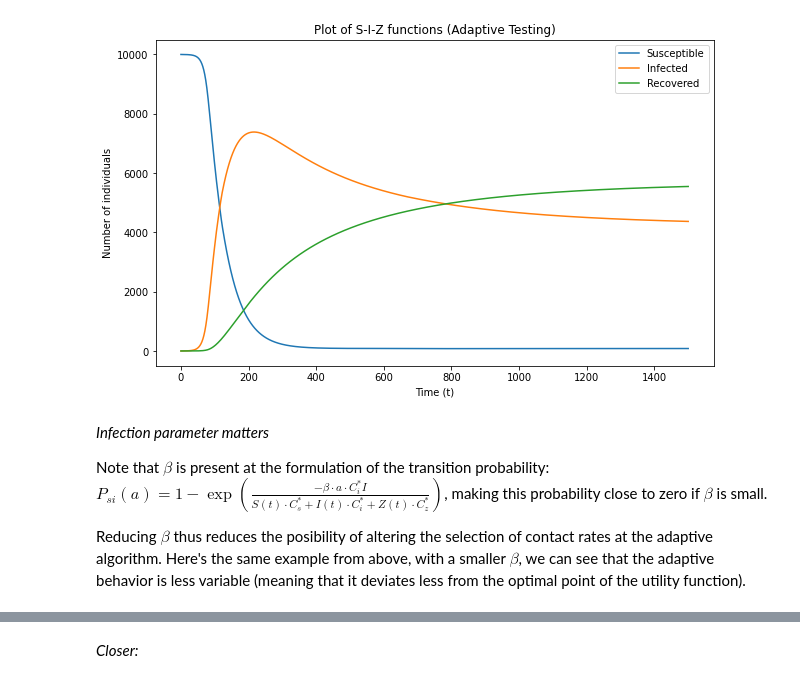
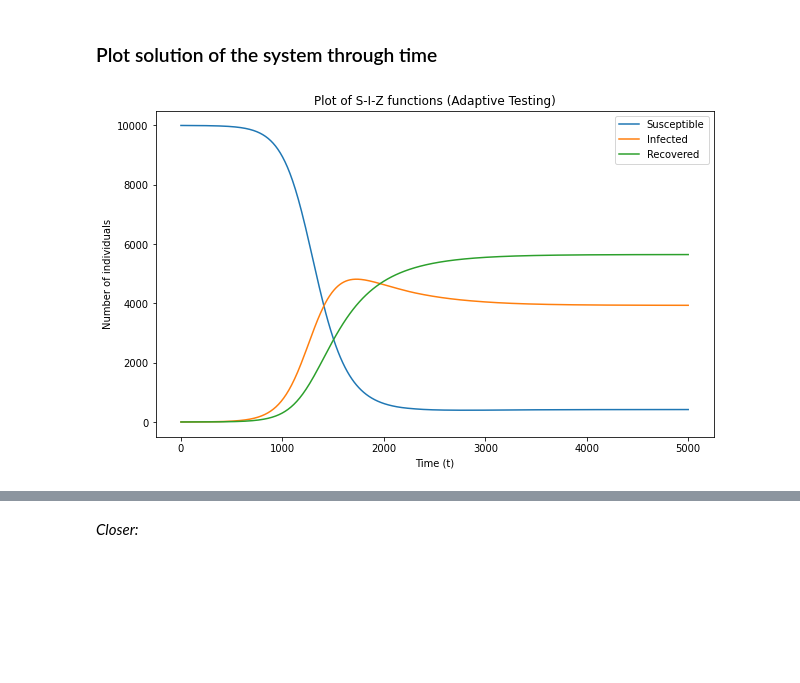
Before and after one commit to JimmyCalvoMonge/adaptive, a Jupyter notebook: design/adaptive/adaptive_use.ipynb, the cells around one changed output, grey strips where cells are left out. Saved outputs shown, nothing was run; the diff lists cells and outputs as text; code cells hidden in the pictures; blank space fills up the shorter version.

```diff
--- a/design/adaptive/adaptive_use.ipynb
+++ b/design/adaptive/adaptive_use.ipynb
@@ -67,8 +108,8 @@ x00 = [9999, 1, 0]
 # %%
-# Initial parameters
+# Initial parameters Our example with relapse (from chapter 2)----- #
 mu = 0.00015
 gamma = 0.0027
-beta = 0.0096
+beta = 0.00096
 phi = 0.0044
 
 # R values:
@@ -81,7 +122,7 @@ Rphi = phi/(mu + gamma)
 
 b_s = 24 # Making the max utility attained at b_s/2
 b_i = 20 # Making the max utility attained at b_i/2
-b_z = 26 # Making the max utility attained at b_z/2
+b_z = 30 # Making the max utility attained at b_z/2
 a_s = 0
 a_i = 0
 a_z = 0
@@ -98,6 +139,6 @@ def u_z(a):
     return (b_z*a - a**2)**nu - a_z
 
 ### Simulation parameters
-t_max = 1500
+t_max = 5000
 steps = 100
 x00 = [9999, 1, 0]
@@ -104,13 +147,13 @@ x00 = [9999, 1, 0]
 # %%
 # Initialize adaptive instances
-instance_adaptive_wutils = Adaptive_New(
+instance_adaptive = Adaptive_New(
     mu, gamma, beta, phi,
     tau, delta,
     u_s, u_i, u_z,
     t_max, steps, x00, max_contacts=30,
     logs=True, verbose=False)
 start = time.time()
-instance_adaptive_wutils.patch_uni_solutions()
+instance_adaptive.patch_uni_solutions()
 end = time.time()
 print(f"Running the adaptive algorithm took {(end - start)/60} minutes.")
 # %% [output]
@@ -123,11 +206,7 @@ instance_adaptive_wutils.plot_C(instance_adaptive_wutils.cs_history) # Could add
+# %% [markdown]
+### Plot solution of the system through time
 # %%
-t = np.linspace(0, instance_adaptive_wutils.t_max, len(instance_adaptive_wutils.S))
-instance_adaptive_wutils.plot_ode_solution(t = t, title = 'Adaptive Testing')
+t = np.linspace(0, instance_adaptive.t_max, len(instance_adaptive.S))
+instance_adaptive.plot_ode_solution(t = t, title = 'Adaptive Testing')
 # %% [output]
-[figure, old version]
+[figure, new version]
-# %% [markdown]
-*Infection parameter matters*
-
-Note that $\beta$ is present at the formulation of the transition probability: $P_{si}(a) = 1 - \exp\left(\frac{-\beta\cdot a \cdot C_i^*I}{S(t)\cdot C_s^* +I(t)\cdot C_i^* + Z(t)\cdot C_z^*}\right)$, making this probability close to zero if $\beta$ is small.
-
-Reducing $\beta$ thus reduces the posibility of altering the selection of contact rates at the adaptive algorithm. Here's the same example from above, with a smaller $\beta$, we can see that the adaptive behavior is less variable (meaning that it deviates less from the optimal point of the utility function).
```
Also changed, not shown: parts of 23 cells of this notebook, 40 other files.
